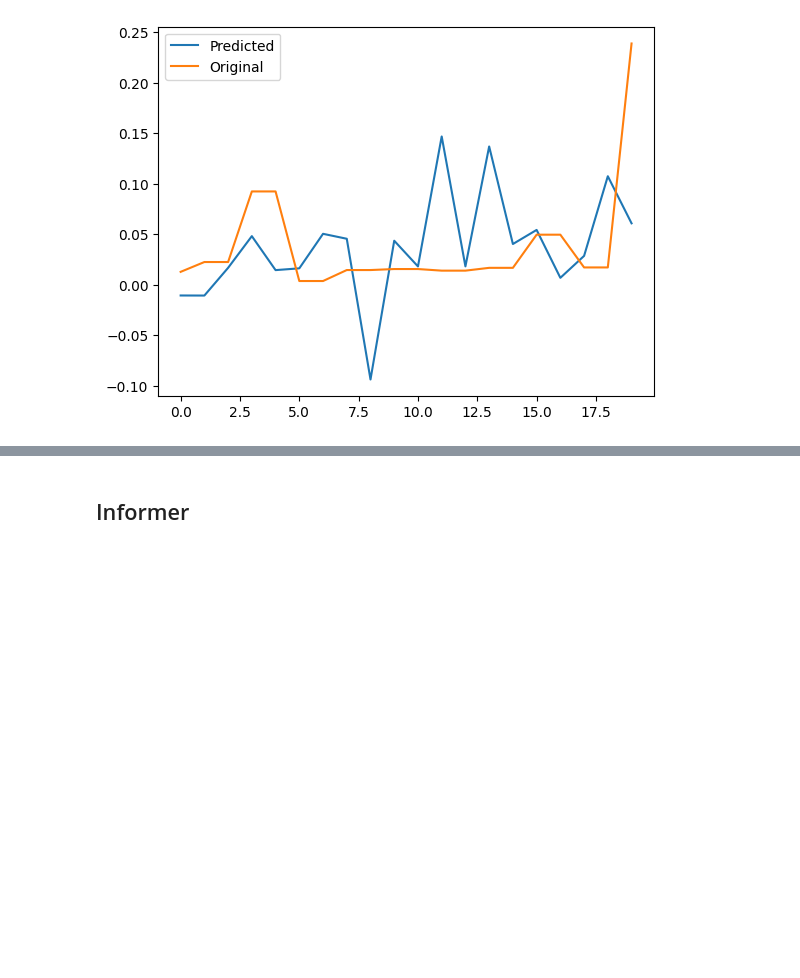
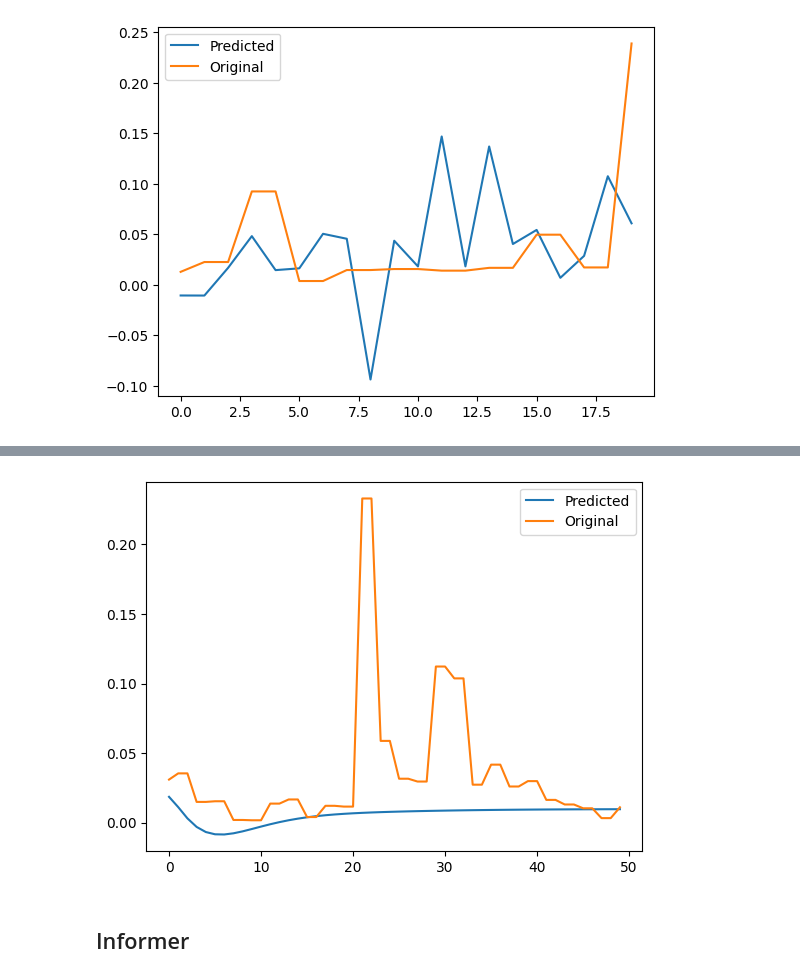
Before and after one commit to ezelanza/Transformers-for-latency-prediction, a Jupyter notebook: main.ipynb, the cells around one changed output, grey strips where cells are left out. Drawn from its saved outputs; the diff is of its cells as text; code cells hidden in the pictures; blank space fills up the shorter version.

```diff
--- a/main.ipynb
+++ b/main.ipynb
@@ -412,0 +458,24 @@ plt.show()
+# %%
+# Define the Seq2Seq model
+model = Model([encoder_inputs, decoder_inputs], decoder_outputs)
+
+# Compile the model
+model.compile(optimizer='adam', loss='mae', metrics=['mse'])
+# %%
+#Data set
+train_df = pd.read_csv('Dataset/Train/Train_norm_full.csv', index_col=0)
+
+# Define the number of samples to generate
+num_samples = train_df.shape[0] - input_seq_len - output_seq_len + 1
+# %%
+# Create the input/output pairs for training
+train_input_seq = np.zeros((num_samples, input_seq_len, train_df.shape[1]))
+train_output_seq = np.zeros((num_samples, output_seq_len, 1))
+
+for i in range(num_samples):
+    train_input_seq[i] = train_df[i:i+input_seq_len]
+    train = train_df.iloc[i+input_seq_len:i+input_seq_len+output_seq_len,-1].values
+    train_output_seq[i] = train.reshape(-1,1)
+# %%
+# Train the model
+model.fit([train_input_seq, train_output_seq], train_output_seq[:, :, 0], epochs=2, batch_size=40)
@@ -413,3 +488,22 @@ plt.show()
+# %%
+## Predict
+test=train_input_seq[3].reshape((1,train_input_seq[3].shape[0], train_input_seq[3].shape[1]))
+test.shape
+
+# Predict the output for a new input sequence
+#new_input_data = np.random.rand(1, input_seq_len, input_dim)
+predicted_output = model.predict([test, np.zeros((1, output_seq_len, output_dim))])
+
+predicted_output= predicted_output.reshape(50,1)
+original_output = train_output_seq[3]
+
+# plot original vs predicted values
+plt.plot(predicted_output[:,0], label='Predicted')
+plt.plot(original_output[:,0], label='Original')
+plt.legend()
+plt.show()
+# %% [output]
+[figure, added]
 # %% [markdown]
 ## Informer
 # %%
```
Also changed, not shown: parts of 11 cells of this notebook.
